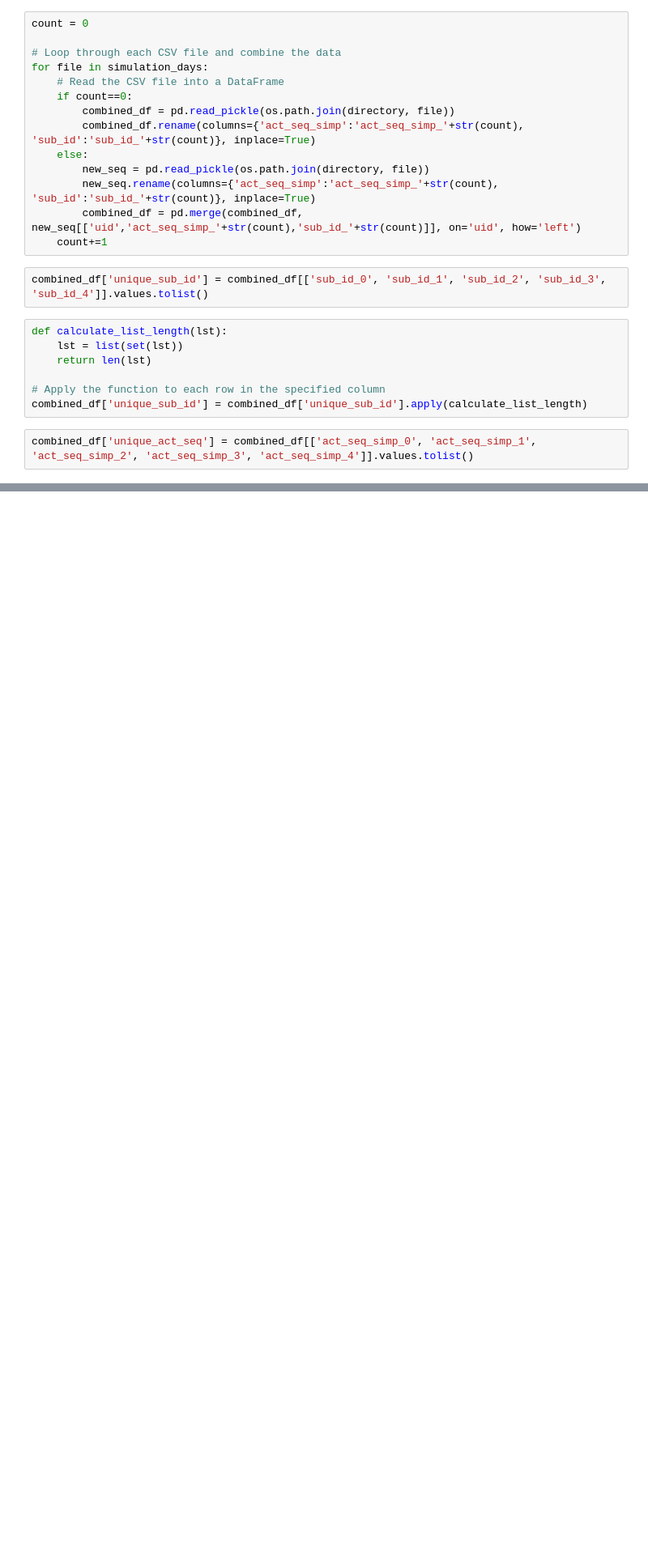
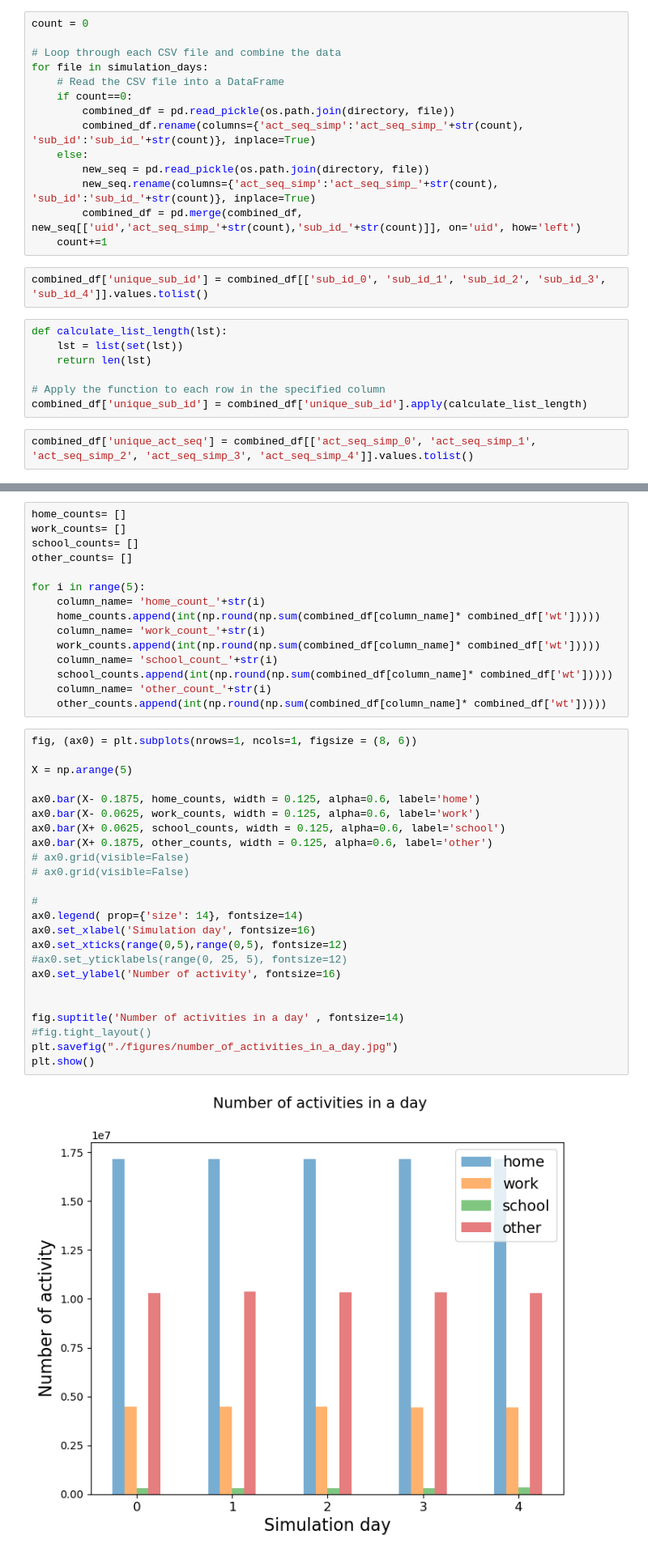
Before and after one commit to tozlucaglar/MAD4AG, a Jupyter notebook: src/6.2-Multiple-days-evaluation.ipynb, the cells around one changed output, grey strips where cells are left out. Shown at 81% size. Drawn from its saved outputs; the diff is of its cells as text; blank space fills up the shorter version.

```diff
--- a/src/6.2-Multiple-days-evaluation.ipynb
+++ b/src/6.2-Multiple-days-evaluation.ipynb
@@ -89,0 +108,41 @@ plt.savefig("./figures/multiple_days_histogram.png")
+# %%
+home_counts= []
+work_counts= []
+school_counts= []
+other_counts= []
+
+for i in range(5):
+    column_name= 'home_count_'+str(i)
+    home_counts.append(int(np.round(np.sum(combined_df[column_name]* combined_df['wt']))))
+    column_name= 'work_count_'+str(i)
+    work_counts.append(int(np.round(np.sum(combined_df[column_name]* combined_df['wt']))))
+    column_name= 'school_count_'+str(i)
+    school_counts.append(int(np.round(np.sum(combined_df[column_name]* combined_df['wt']))))
+    column_name= 'other_count_'+str(i)
+    other_counts.append(int(np.round(np.sum(combined_df[column_name]* combined_df['wt']))))
+# %%
+fig, (ax0) = plt.subplots(nrows=1, ncols=1, figsize = (8, 6))
+
+X = np.arange(5)
+
+ax0.bar(X- 0.1875, home_counts, width = 0.125, alpha=0.6, label='home')
+ax0.bar(X- 0.0625, work_counts, width = 0.125, alpha=0.6, label='work')
+ax0.bar(X+ 0.0625, school_counts, width = 0.125, alpha=0.6, label='school')
+ax0.bar(X+ 0.1875, other_counts, width = 0.125, alpha=0.6, label='other')
+# ax0.grid(visible=False)
+# ax0.grid(visible=False)
+
+#
+ax0.legend( prop={'size': 14}, fontsize=14)
+ax0.set_xlabel('Simulation day', fontsize=16)
+ax0.set_xticks(range(0,5),range(0,5), fontsize=12)
+#ax0.set_yticklabels(range(0, 25, 5), fontsize=12)
+ax0.set_ylabel('Number of activity', fontsize=16)
+
+
+fig.suptitle('Number of activities in a day' , fontsize=14)
+#fig.tight_layout()
+plt.savefig("./figures/number_of_activities_in_a_day.jpg")
+plt.show()
+# %% [output]
+[figure, added]
```
Also changed, not shown: parts of 5 cells of this notebook, 7 other files.
